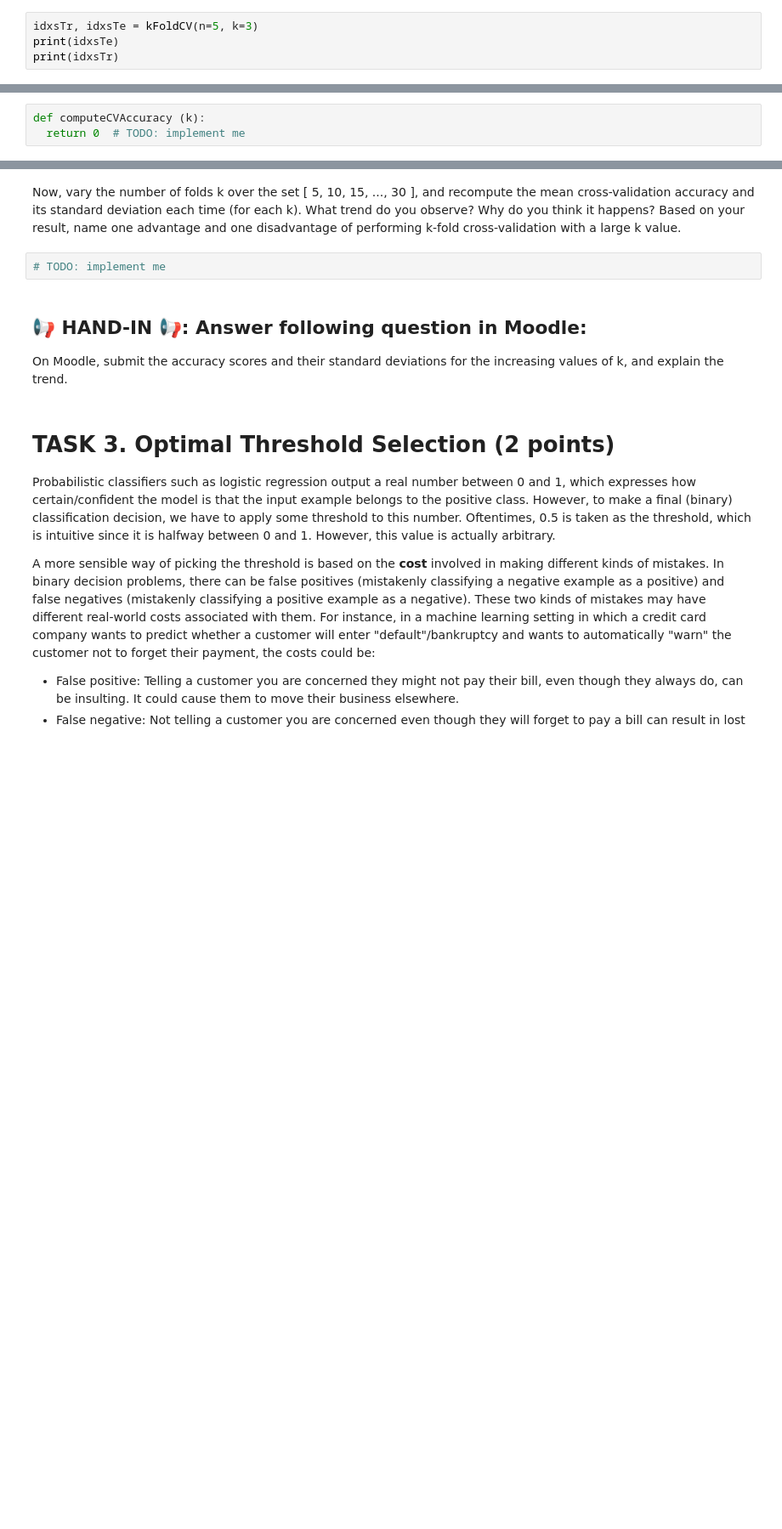
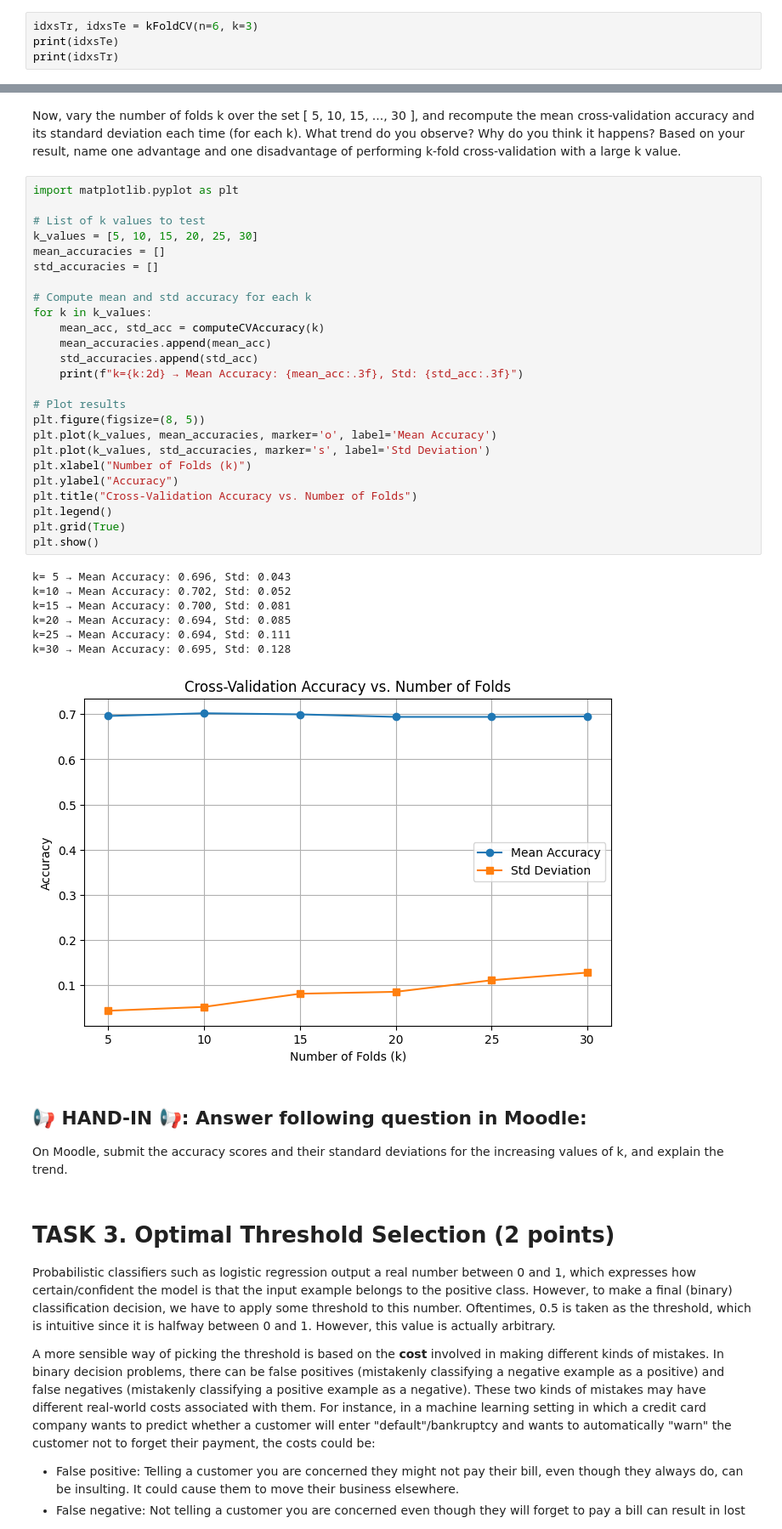
Before and after one commit to Maxlemore97/HM2, a Jupyter notebook: week5/L05_Supervised_Learning.ipynb, the cells around one changed output, grey strips where cells are left out. Shown at 85% size. Saved outputs shown, nothing was run; the diff lists cells and outputs as text; blank space fills up the shorter version.

```diff
--- a/week5/L05_Supervised_Learning.ipynb
+++ b/week5/L05_Supervised_Learning.ipynb
@@ -194,7 +196,7 @@ def kFoldCV (n: int, k: int):
 
   return idxsTr, idxsTe
 # %%
-idxsTr, idxsTe = kFoldCV(n=5, k=3)
+idxsTr, idxsTe = kFoldCV(n=6, k=3)
 print(idxsTe)
 print(idxsTr)
 # %% [output]
@@ -203,5 +205,2 @@ print(idxsTr)
 # %% [markdown]
 Now, using the kFoldCV method you just implemented, compute the cross-validation accuracy on the synthetic dataset from Task 1 using k=5 folds: For each fold, train on the training portion and then test on the testing portion. Report the mean, as well as the standard deviation, of accuracy (i.e., proportion of examples that are correctly classified) over all 5 folds.
-# %%
-def computeCVAccuracy (k):
-  return 0  # TODO: implement me
@@ -208,7 +232,38 @@ def computeCVAccuracy (k):
 # %% [markdown]
 Now, vary the number of folds k over the set [ 5, 10, 15, ..., 30 ], and recompute the mean cross-validation accuracy and its standard deviation each time (for each k). What trend do you observe? Why do you think it happens? Based on your result, name one advantage and one disadvantage of performing k-fold cross-validation with a large k value.
-# %%
-# TODO: implement me
+# %%
+import matplotlib.pyplot as plt
+
+# List of k values to test
+k_values = [5, 10, 15, 20, 25, 30]
+mean_accuracies = []
+std_accuracies = []
+
+# Compute mean and std accuracy for each k
+for k in k_values:
+    mean_acc, std_acc = computeCVAccuracy(k)
+    mean_accuracies.append(mean_acc)
+    std_accuracies.append(std_acc)
+    print(f"k={k:2d} → Mean Accuracy: {mean_acc:.3f}, Std: {std_acc:.3f}")
+
+# Plot results
+plt.figure(figsize=(8, 5))
+plt.plot(k_values, mean_accuracies, marker='o', label='Mean Accuracy')
+plt.plot(k_values, std_accuracies, marker='s', label='Std Deviation')
+plt.xlabel("Number of Folds (k)")
+plt.ylabel("Accuracy")
+plt.title("Cross-Validation Accuracy vs. Number of Folds")
+plt.legend()
+plt.grid(True)
+plt.show()
+# %% [output]
+k= 5 → Mean Accuracy: 0.696, Std: 0.043
+k=10 → Mean Accuracy: 0.702, Std: 0.052
+k=15 → Mean Accuracy: 0.700, Std: 0.081
+k=20 → Mean Accuracy: 0.694, Std: 0.085
+k=25 → Mean Accuracy: 0.694, Std: 0.111
+k=30 → Mean Accuracy: 0.695, Std: 0.128
+[figure, added]
 # %% [markdown]
 ## 📢 **HAND-IN** 📢: Answer following question in Moodle:
 
```
Also changed, not shown: parts of 8 cells of this notebook.
